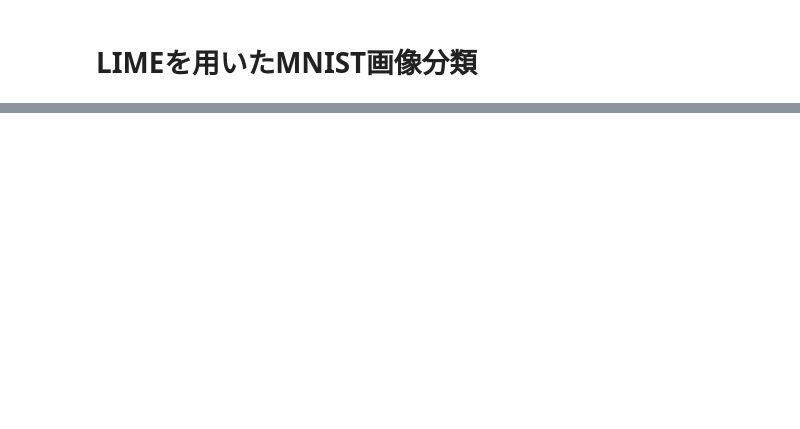
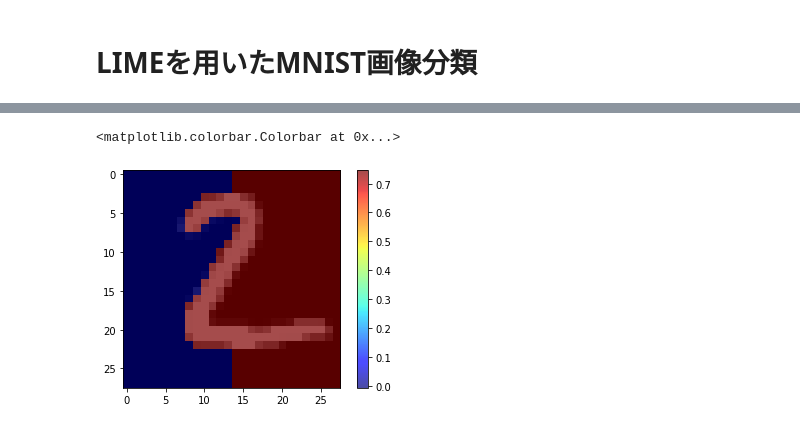
Before and after one commit to naonaorange/xai_samples, a Jupyter notebook: lime_categorize_mnist.ipynb, the cells around one changed output, grey strips where cells are left out. Saved outputs shown, nothing was run; the diff lists cells and outputs as text; code cells hidden in the pictures; blank space fills up the shorter version.

```diff
--- a/lime_categorize_mnist.ipynb
+++ b/lime_categorize_mnist.ipynb
@@ -18,0 +168,12 @@ ModuleNotFoundError: No module named 'tensorflow'
+# %%
+index = exp.top_labels[0]
+
+dict_heatmap = dict(exp.local_exp[index])
+heatmap = np.vectorize(dict_heatmap.get)(exp.segments)
+
+plt.imshow(x_test[i])
+plt.imshow(heatmap, alpha=0.7, cmap='jet')
+plt.colorbar()
+# %% [output]
+<matplotlib.colorbar.Colorbar at 0x...>
+[figure, added]
```
Also changed, not shown: parts of 7 cells of this notebook, 2 other files.
